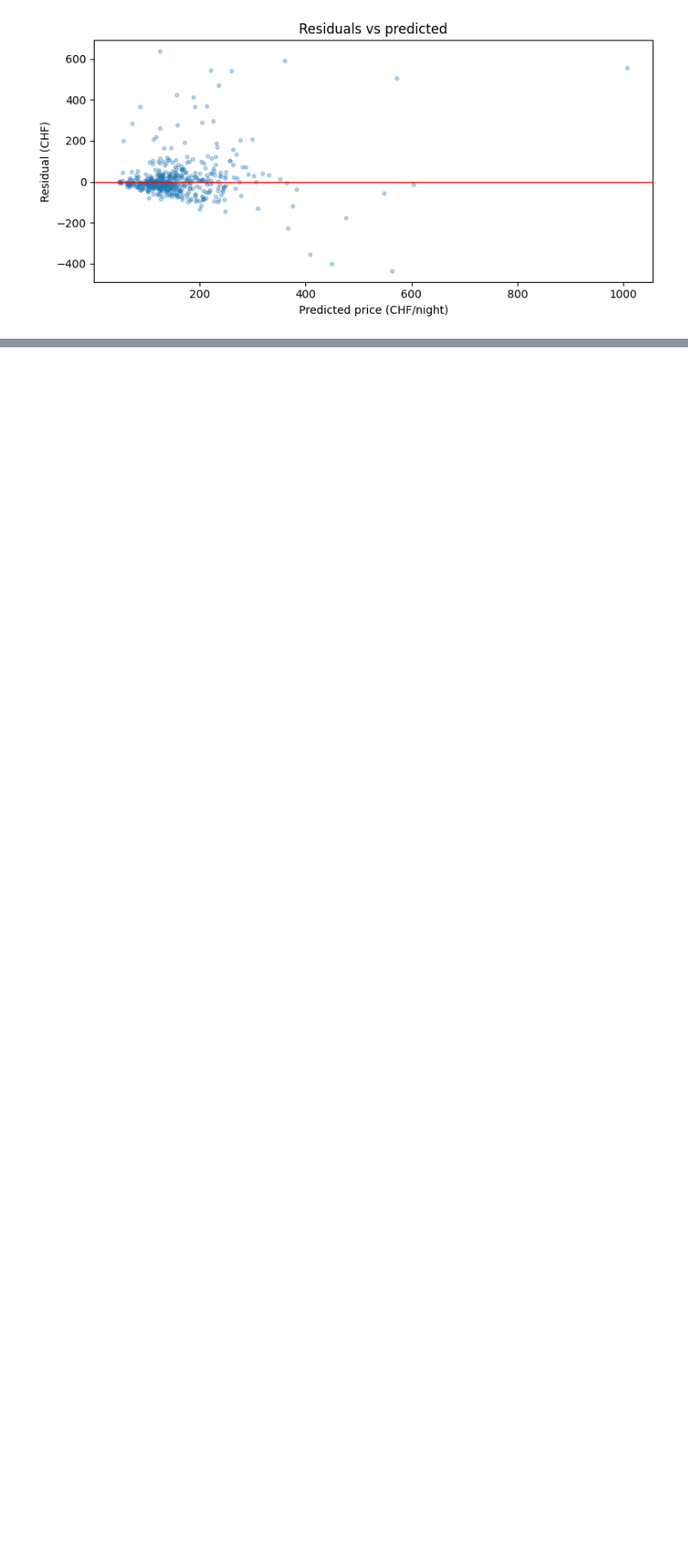
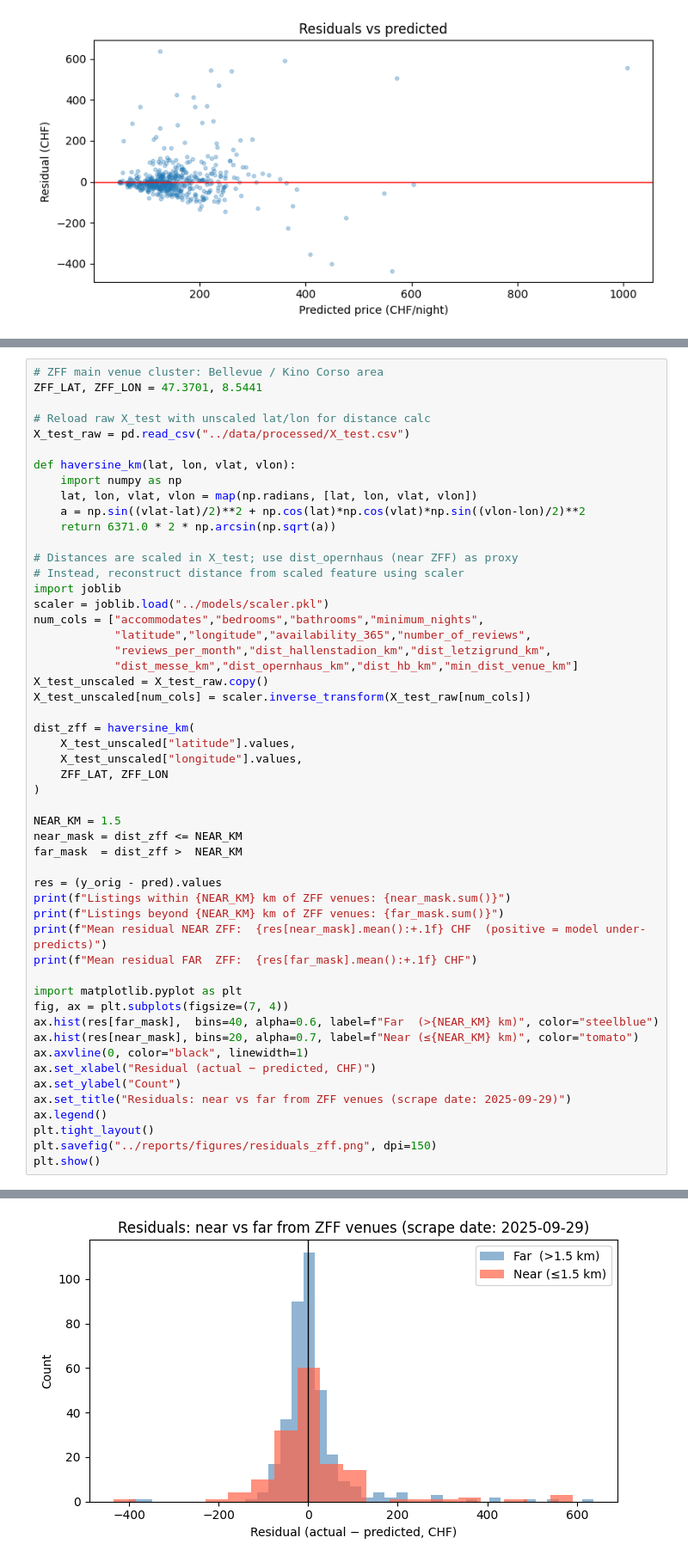
Before and after one commit to albanesi/ml-apartment-rents, a Jupyter notebook: notebooks/05_evaluation_xai.ipynb, the cells around one changed output, grey strips where cells are left out. Shown at 86% size. Cells and saved outputs as stored; diff of their text form; blank space fills up the shorter version.

```diff
--- a/notebooks/05_evaluation_xai.ipynb
+++ b/notebooks/05_evaluation_xai.ipynb
@@ -72,0 +77,53 @@ plt.show()
+# %%
+# ZFF main venue cluster: Bellevue / Kino Corso area
+ZFF_LAT, ZFF_LON = 47.3701, 8.5441
+
+# Reload raw X_test with unscaled lat/lon for distance calc
+X_test_raw = pd.read_csv("../data/processed/X_test.csv")
+
+def haversine_km(lat, lon, vlat, vlon):
+    import numpy as np
+    lat, lon, vlat, vlon = map(np.radians, [lat, lon, vlat, vlon])
+    a = np.sin((vlat-lat)/2)**2 + np.cos(lat)*np.cos(vlat)*np.sin((vlon-lon)/2)**2
+    return 6371.0 * 2 * np.arcsin(np.sqrt(a))
+
+# Distances are scaled in X_test; use dist_opernhaus (near ZFF) as proxy
+# Instead, reconstruct distance from scaled feature using scaler
+import joblib
+scaler = joblib.load("../models/scaler.pkl")
+num_cols = ["accommodates","bedrooms","bathrooms","minimum_nights",
+            "latitude","longitude","availability_365","number_of_reviews",
+            "reviews_per_month","dist_hallenstadion_km","dist_letzigrund_km",
+            "dist_messe_km","dist_opernhaus_km","dist_hb_km","min_dist_venue_km"]
+X_test_unscaled = X_test_raw.copy()
+X_test_unscaled[num_cols] = scaler.inverse_transform(X_test_raw[num_cols])
+
+dist_zff = haversine_km(
+    X_test_unscaled["latitude"].values,
+    X_test_unscaled["longitude"].values,
+    ZFF_LAT, ZFF_LON
+)
+
+NEAR_KM = 1.5
+near_mask = dist_zff <= NEAR_KM
+far_mask  = dist_zff >  NEAR_KM
+
+res = (y_orig - pred).values
+print(f"Listings within {NEAR_KM} km of ZFF venues: {near_mask.sum()}")
+print(f"Listings beyond {NEAR_KM} km of ZFF venues: {far_mask.sum()}")
+print(f"Mean residual NEAR ZFF:  {res[near_mask].mean():+.1f} CHF  (positive = model under-predicts)")
+print(f"Mean residual FAR  ZFF:  {res[far_mask].mean():+.1f} CHF")
+
+import matplotlib.pyplot as plt
+fig, ax = plt.subplots(figsize=(7, 4))
+ax.hist(res[far_mask],  bins=40, alpha=0.6, label=f"Far  (>{NEAR_KM} km)", color="steelblue")
+ax.hist(res[near_mask], bins=20, alpha=0.7, label=f"Near (≤{NEAR_KM} km)", color="tomato")
+ax.axvline(0, color="black", linewidth=1)
+ax.set_xlabel("Residual (actual − predicted, CHF)")
+ax.set_ylabel("Count")
+ax.set_title("Residuals: near vs far from ZFF venues (scrape date: 2025-09-29)")
+ax.legend()
+plt.tight_layout()
+plt.savefig("../reports/figures/residuals_zff.png", dpi=150)
+plt.show()
+# %% [output]
@@ -72,0 +134 @@ plt.show()
+[figure, added]
```
Also changed, not shown: parts of 4 cells of this notebook, 1 other file.
